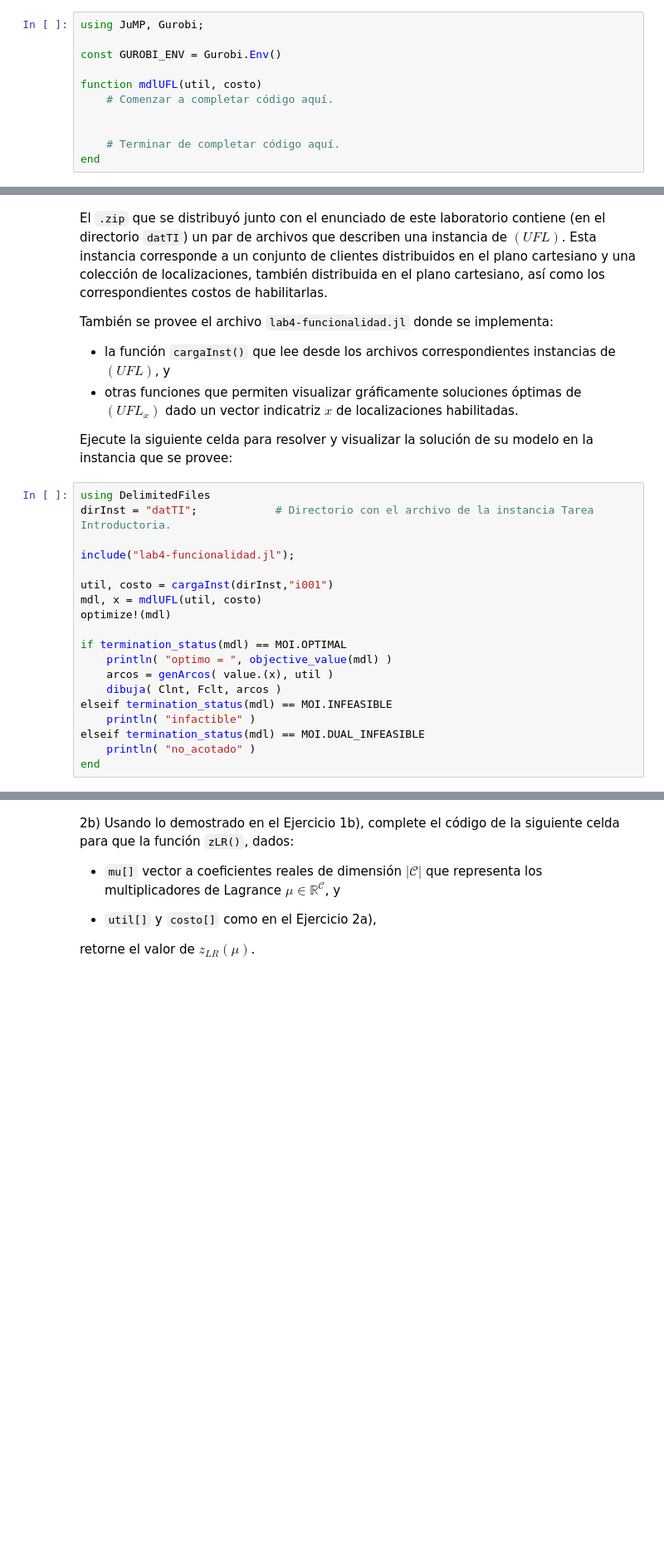
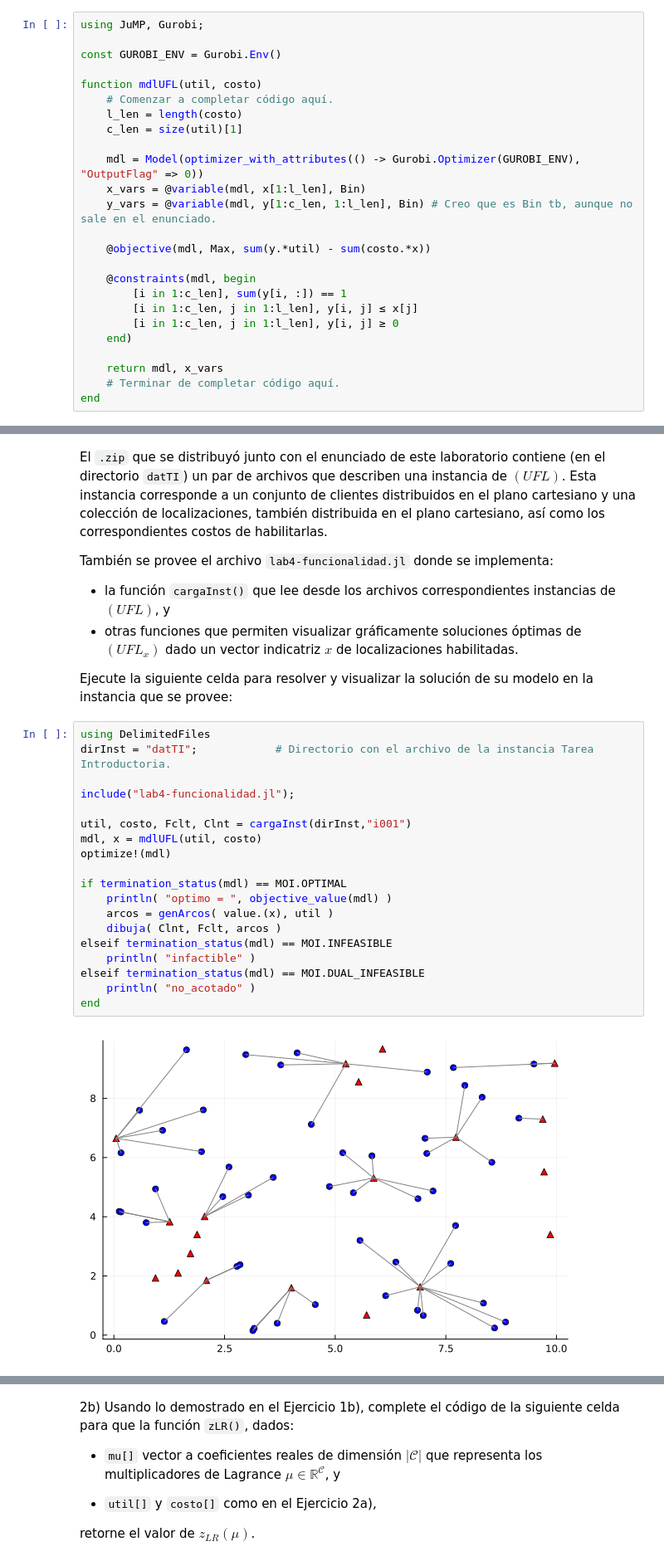
Before and after one commit to Miguel-Escobar/PLM, a Jupyter notebook: Tareas/lab4TI/lab4TI-enunciado.ipynb, the cells around one changed output, grey strips where cells are left out. Shown: that part at 83% size. Saved outputs shown, nothing was run; the diff lists cells and outputs as text; blank space fills up the shorter version.

```diff
--- a/Tareas/lab4TI/lab4TI-enunciado.ipynb
+++ b/Tareas/lab4TI/lab4TI-enunciado.ipynb
@@ -115,7 +115,21 @@ const GUROBI_ENV = Gurobi.Env()
 
 function mdlUFL(util, costo)
     # Comenzar a completar código aquí.
+    l_len = length(costo)
+    c_len = size(util)[1]
 
+    mdl = Model(optimizer_with_attributes(() -> Gurobi.Optimizer(GUROBI_ENV), "OutputFlag" => 0))
+    x_vars = @variable(mdl, x[1:l_len], Bin)
+    y_vars = @variable(mdl, y[1:c_len, 1:l_len], Bin) # Creo que es Bin tb, aunque no sale en el enunciado.
 
+    @objective(mdl, Max, sum(y.*util) - sum(costo.*x))
+
+    @constraints(mdl, begin
+        [i in 1:c_len], sum(y[i, :]) == 1
+        [i in 1:c_len, j in 1:l_len], y[i, j] ≤ x[j]
+        [i in 1:c_len, j in 1:l_len], y[i, j] ≥ 0
+    end)
+
+    return mdl, x_vars
     # Terminar de completar código aquí.
 end
@@ -130,19 +148,21 @@ Ejecute la siguiente celda para resolver y visualizar la solución de su modelo
 # %%
 using DelimitedFiles
 dirInst = "datTI";            # Directorio con el archivo de la instancia Tarea Introductoria.
 
 include("lab4-funcionalidad.jl");
 
-util, costo = cargaInst(dirInst,"i001")
+util, costo, Fclt, Clnt = cargaInst(dirInst,"i001")
 mdl, x = mdlUFL(util, costo)
 optimize!(mdl)
 
 if termination_status(mdl) == MOI.OPTIMAL
     println( "optimo = ", objective_value(mdl) )
     arcos = genArcos( value.(x), util )
     dibuja( Clnt, Fclt, arcos )
 elseif termination_status(mdl) == MOI.INFEASIBLE
     println( "infactible" )
 elseif termination_status(mdl) == MOI.DUAL_INFEASIBLE
     println( "no_acotado" )
 end
+# %% [output]
+[figure, added]
```
Also changed, not shown: parts of 4 cells of this notebook, 1 other file.
